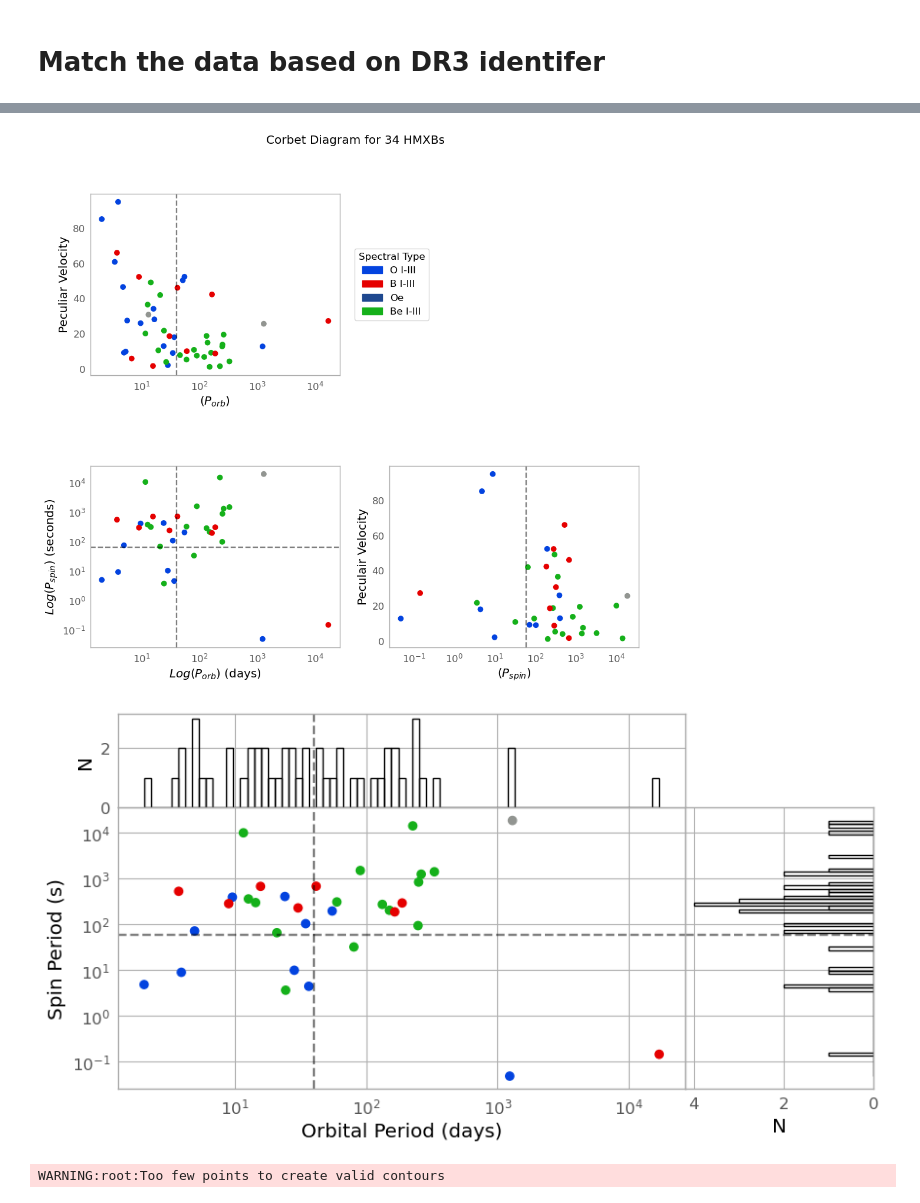
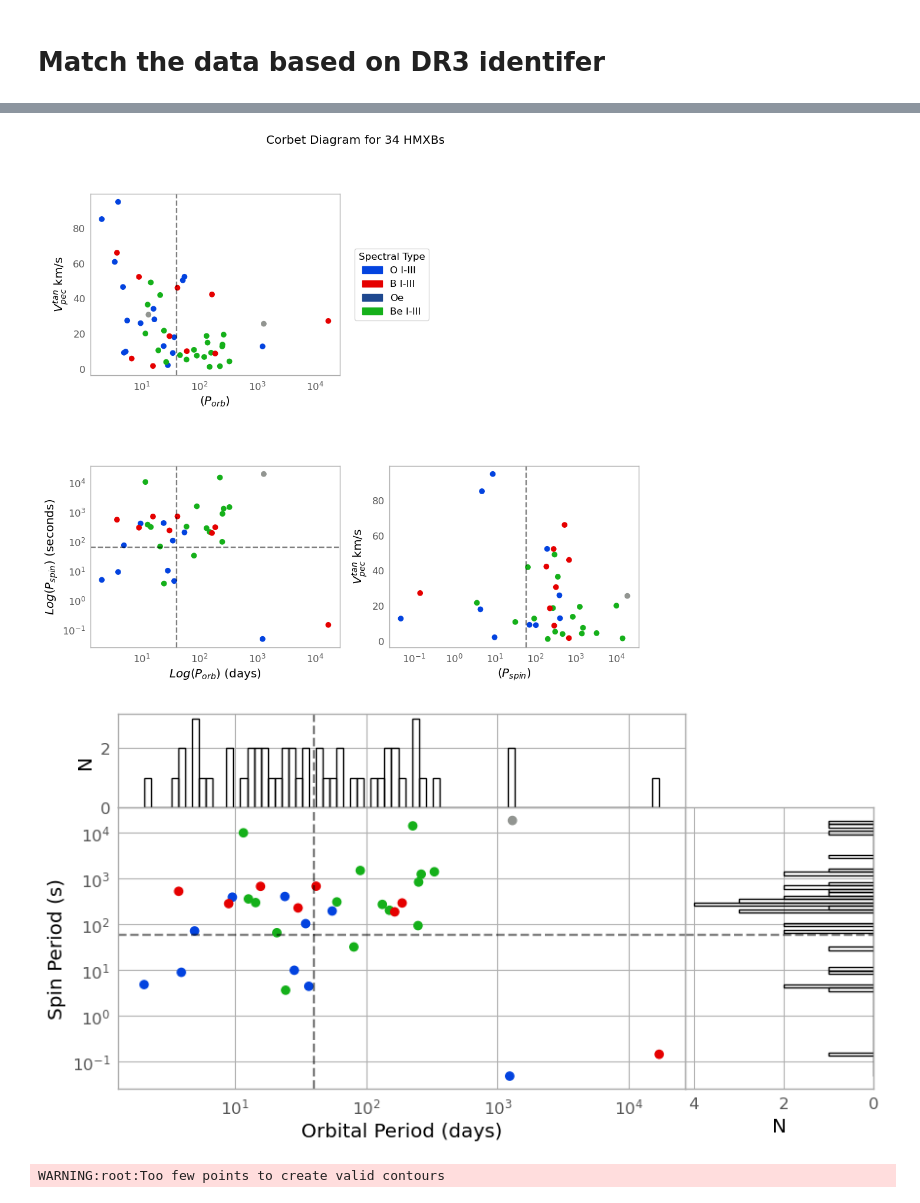
Before and after one commit to MantisShrimp2/Thesis-HMXB, a Jupyter notebook: Code/Peculiar_Motion.ipynb, the cells around one changed output, grey strips where cells are left out. Saved outputs shown, nothing was run; the diff lists cells and outputs as text; code cells hidden in the pictures.

Commit message:
Radial terms, corbet diagrams
added radial velocities
added corbet diagrams

```diff
--- a/Code/Peculiar_Motion.ipynb
+++ b/Code/Peculiar_Motion.ipynb
@@ -238,2 +236,2 @@ KeyError: 'RV'
 # %%
-HMXB_table = ascii.read(csv_files+"HMXB_with_analysis_and_radial.ecsv",format='ecsv')
+HMXB_table = ascii.read(csv_files+f"HMXB_with_analysis_and_radial_{today}.ecsv",format='ecsv')
@@ -420,0 +394,6 @@ ADQL query: SELECT source_id, r_med_geo FROM gedr3dist.main AS ged Where ged.sou
+# %%
+bailer_jones = ascii.read(csv_files+'Bailer_jones_distances.csv',format='csv')
+bailer_jones['r_med_geo'] = bailer_jones['r_med_geo']/1000
+bailer_jones['r_med_geo'].unit = u.kpc
+# %%
+HMXB_table = join(HMXB_table,bailer_jones,keys='source_id',join_type='left')
@@ -1312,7 +1337,7 @@ def period_spinperiod(table):
     axs[0,0].axvline(orb_period_thres,**fill_kwargs)
     axs[0,0].set_xscale('log')
     axs[0,0].set_xlabel(r'$(P_{orb})$')
-    axs[0,0].set_ylabel('Peculiar Velocity')
+    axs[0,0].set_ylabel(r'$V_{pec}^{tan} $ km/s')
     #axs[0,0].set_title("Histogram of Orbital Period")
     #axs[0,0].set_xscale('log')
 
@@ -1332,7 +1357,7 @@ def period_spinperiod(table):
     axs[1,1].axvline(spin_period_thres, **fill_kwargs)
     axs[1,1].set_xscale('log')
     axs[1,1].set_xlabel((r'$(P_{spin})$'))
-    axs[1,1].set_ylabel('Peculair Velocity')
+    axs[1,1].set_ylabel(r'$V_{pec}^{tan} $ km/s')
     #axs[1,1].set_title("Histogram of Spin Period ")
    # axs[1,1].set_xscale('log')
 
@@ -1365,34 +1390,34 @@ def period_spinperiod(table):
     ax_main.axhline(y=spin_period_thres,**fill_kwargs)
     ax_main.axvline(x=orb_period_thres, **fill_kwargs)
 
     ax_main.set_xscale("log")
     ax_main.set_yscale("log")
     ax_main.set_xlabel("Orbital Period (days)")
     ax_main.set_ylabel("Spin Period (s)")
     ax_main.set_title("Corbet Diagram")
     legend_patches = [mpatches.Patch(color=group[2], label=group[0]) for group in groups]
     ax_main.legend(handles=legend_patches, title="Spectral Type", loc='center left', bbox_to_anchor=(1.04, 0.5))
 
     ax_xhist.hist(orb_period, orb_logbins, fill=False, edgecolor='k')
     ax_xhist.axvline(orb_period_thres, **fill_kwargs)
     ax_xhist.set_xscale("log")
     ax_xhist.set_ylabel("N")
     ax_xhist.tick_params(axis="x", labelbottom=False)
 
     # Histogram of P_spin (right)
     ax_yhist.hist(spin_period, bins=spin_logbins, fill=False, edgecolor='k', orientation="horizontal")
     ax_yhist.axhline(spin_period_thres, **fill_kwargs)
     ax_yhist.set_yscale("log")
     ax_yhist.set_xlabel("N")
     ax_yhist.invert_xaxis()
     ax_yhist.tick_params(axis="y", labelleft=False)
     hist_fig.savefig(home_files+"Figures/"+f"Corbet_hist_{today}.png")
 
 
     return None
 period_spinperiod(HMXB_table)
 # %% [output]
-[figure, old version]
+[figure, new version]
 [figure]
 # %%
 # # Import Data
```
Also changed, not shown: parts of 15 cells of this notebook.
